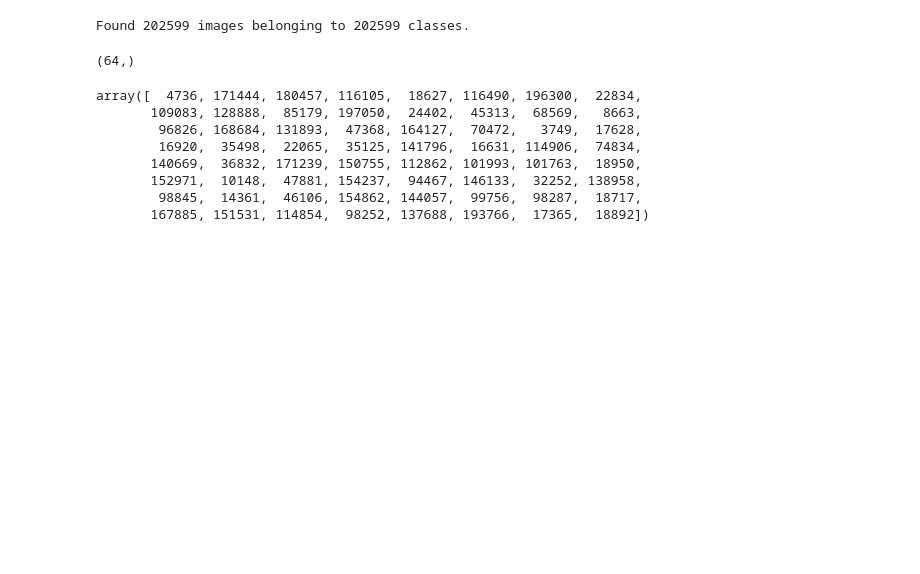
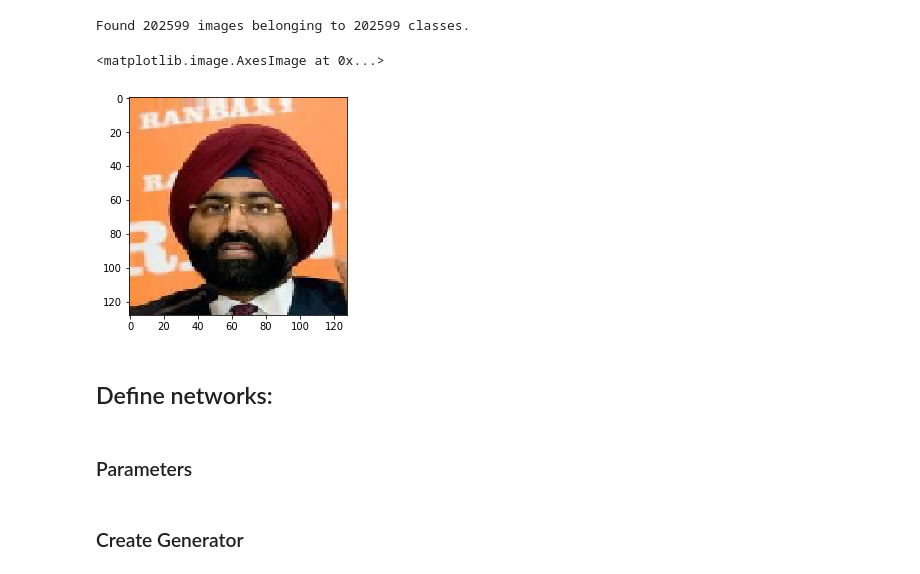
Before and after one commit to isakhjortgren/SSY340-GAN-project, a Jupyter notebook: Project.ipynb, the cells around one changed output. Drawn from its saved outputs; the diff is of its cells as text; code cells hidden in the pictures; blank space fills up the shorter version.

```diff
--- a/Project.ipynb
+++ b/Project.ipynb
@@ -94,18 +64,12 @@ Found 202599 images belonging to 202599 classes.
 # %%
 x, y = train_generator.next()
 y = np.argmax(y, axis = 1)
-# %%
-y.shape
-# %% [output]
-(64,)
-# %%
-y
-# %% [output]
-array([  4736, 171444, 180457, 116105,  18627, 116490, 196300,  22834,
-       109083, 128888,  85179, 197050,  24402,  45313,  68569,   8663,
-        96826, 168684, 131893,  47368, 164127,  70472,   3749,  17628,
-        16920,  35498,  22065,  35125, 141796,  16631, 114906,  74834,
-       140669,  36832, 171239, 150755, 112862, 101993, 101763,  18950,
-       152971,  10148,  47881, 154237,  94467, 146133,  32252, 138958,
-        98845,  14361,  46106, 154862, 144057,  99756,  98287,  18717,
-       167885, 151531, 114854,  98252, 137688, 193766,  17365,  18892])
+# %%
+plt.imshow(x[40])
+# %% [output]
+<matplotlib.image.AxesImage at 0x...>
+[figure, added]
+# %% [markdown]
+## Define networks:
+# %% [markdown]
+### Parameters
@@ -111,0 +78,2 @@ array([  4736, 171444, 180457, 116105,  18627, 116490, 196300,  22834,
+# %% [markdown]
+### Create Generator
```
Also changed, not shown: parts of 12 cells of this notebook, 1 other file.
